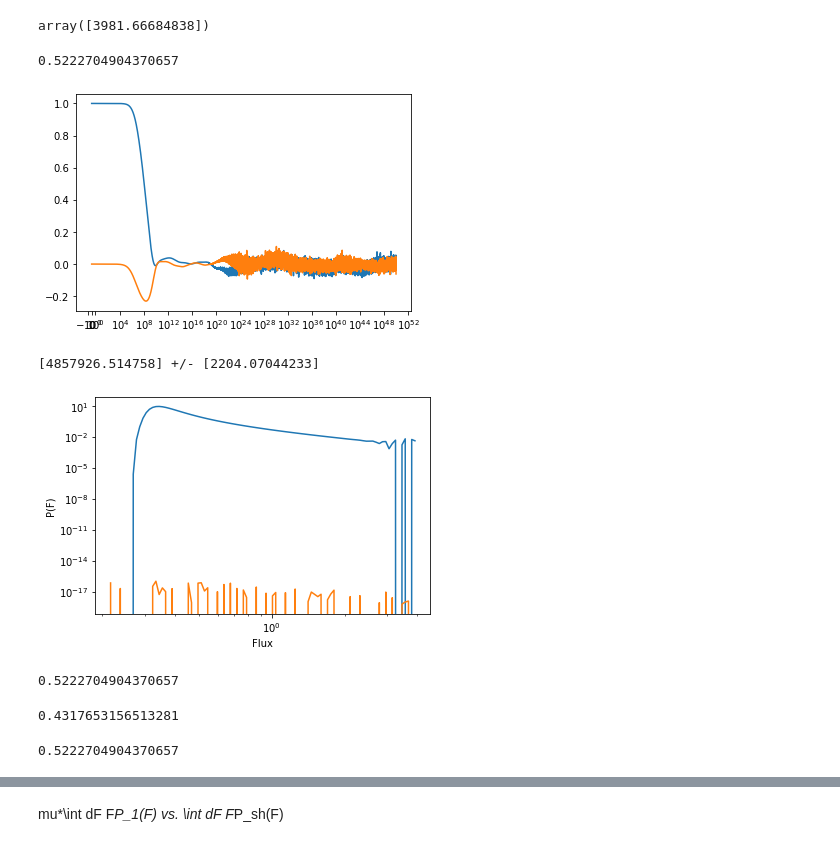
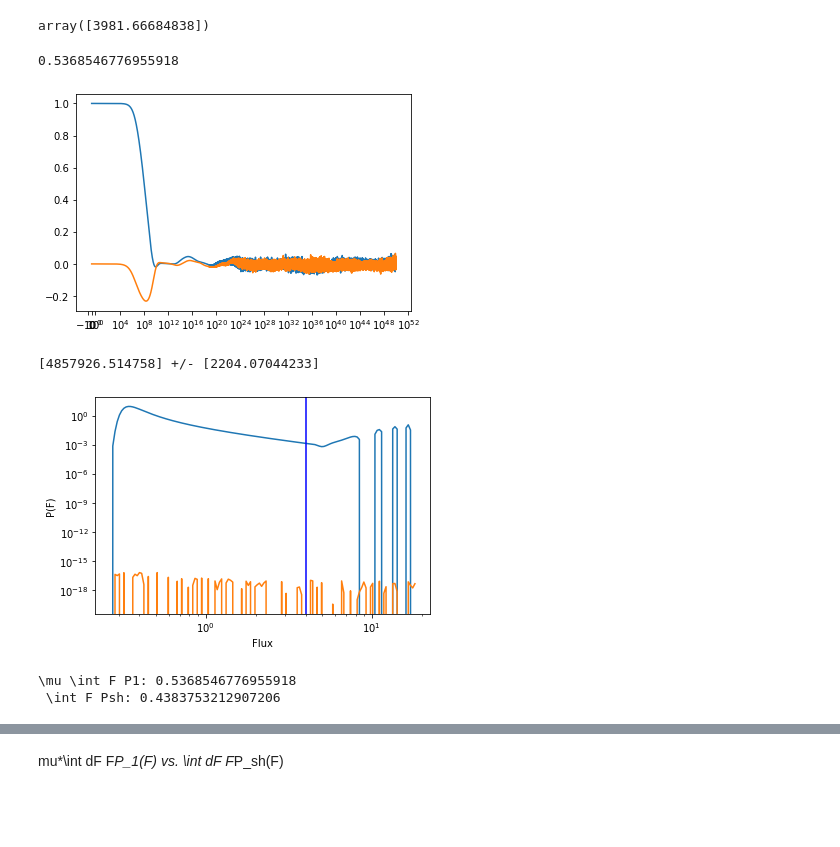
Before and after one commit to runburg/dm_gal_substructure, a Jupyter notebook: dm_gal_substructure.ipynb, the cells around one changed output, grey strips where cells are left out. Drawn from its saved outputs; the diff is of its cells as text; code cells hidden in the pictures; blank space fills up the shorter version.

```diff
--- a/dm_gal_substructure.ipynb
+++ b/dm_gal_substructure.ipynb
@@ -340,11 +340,11 @@ mu(40, R_G=R_G, M_min=M_min, M_max=M_max, d_solar=d_sun, omega_pixel=Omega_pixel
 # %% [output]
 array([3981.66684838])
 # %%
-N = 15000
+N = 30000
 psi = 40
 fluxes = np.logspace(-50, 10, num=N)
 
-p1_vals = p1(fluxes, psi, num=50)
+p1_vals = p1(fluxes, psi, num=100)
 p1_vals /= integrate.simps(p1_vals, fluxes)
 
 # k = np.flip(1/fluxes)
@@ -352,7 +352,7 @@ p1_vals /= integrate.simps(p1_vals, fluxes)
 # %%
 (mu(psi) * integrate.simps(fluxes * p1_vals, fluxes))[0]
 # %% [output]
-0.5222704904370657
+0.5368546776955918
 # %%
 # k = np.concatenate((-1/fluxes, np.flip(1/fluxes)))
 k = np.flip(1/fluxes)
@@ -364,7 +364,7 @@ ax.plot(k, ft_p1)
 ax.plot(k, ft_p1.imag)
 ax.set_xscale('symlog')
 # %% [output]
-[figure, old version]
+[figure, new version]
 # %%
 mean = mu(psi)
 sd = np.sqrt(mu(psi))
@@ -389,31 +389,29 @@ pf = integrate.simps(ift_func * stats.norm.pdf(eval_pts, mean, sd).T, eval_pts.T
 # %%
 fig, ax = plt.subplots()
 start = (N*710)//1000
-start = 25
-end = -180
+start = 32
+end = -130
 
 # end = (N*800)//1000
 ax.plot(fluxess[start:end], pf[start:end])
 ax.plot(fluxess[start:end], pf[start:end].imag)
+limi = -180
+ax.axvline(fluxess[limi], c='b')
 # print(pf.imag)
 # print(pf[:100])
 ax.set_xscale('log')
 # fluxes
 ax.set_xscale('log')
 ax.set_xlabel('Flux')
 ax.set_ylabel('P(F)')
 ax.set_yscale('log')
 # ax.set_xlim(right=2)
 # print(fluxes[800:900])
 # %% [output]
-[figure, old version]
+[figure, new version]
-# %%
-(mu(psi) * integrate.simps(fluxes * p1_vals, fluxes))[0]
-# %% [output]
-0.5222704904370657
-# %%
-print(integrate.simps(pf[start:end].real * fluxess[start:end], fluxess[start:end]))
-(mu(psi) * integrate.simps(fluxes * p1_vals, fluxes))[0]
-# %% [output]
-0.4317653156513281
-0.5222704904370657
+# %%
+print(f'\mu \int F P1: {(mu(psi) * integrate.simps(fluxes * p1_vals, fluxes))[0]}')
+print(f' \int F Psh: {integrate.simps(pf[start:limi].real * fluxess[start:limi], fluxess[start:limi])}')
+# %% [output]
+\mu \int F P1: 0.5368546776955918
+ \int F Psh: 0.4383753212907206
```
Also changed, not shown: parts of 2 cells of this notebook.
